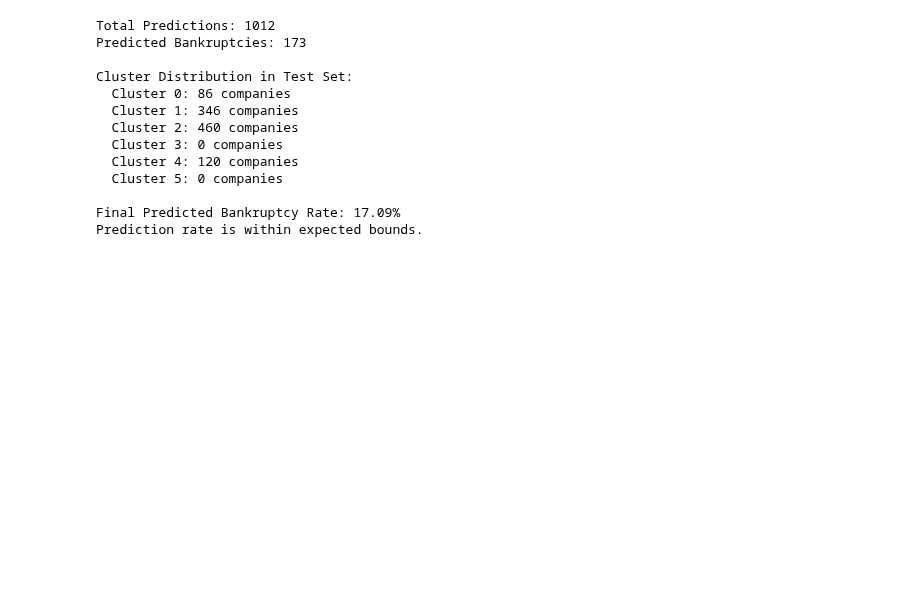
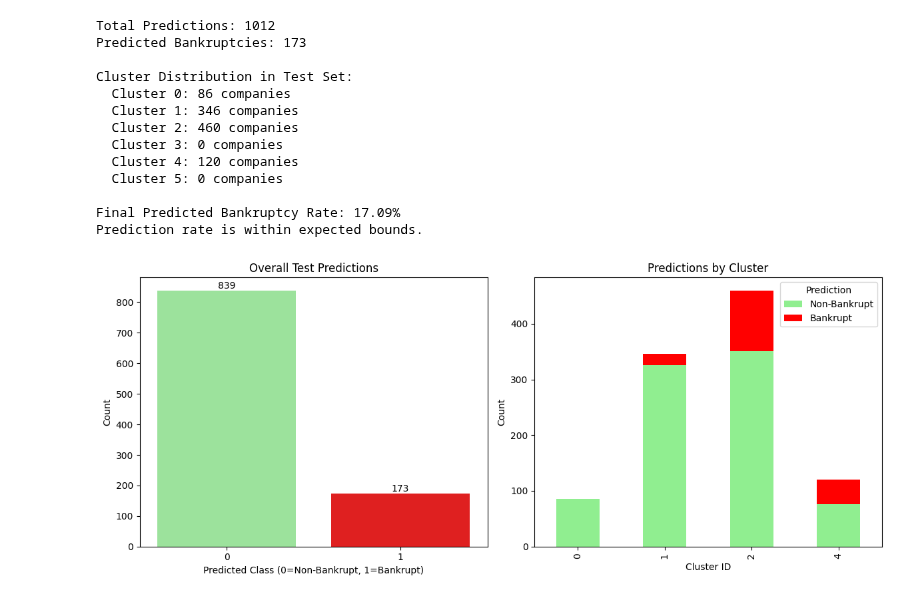
Before and after one commit to PradHolla/CS559-Final-Project, a Jupyter notebook: Group10_Generalization.ipynb, the cells around one changed output. Cells and saved outputs as stored; diff of their text form; code cells hidden in the pictures; blank space fills up the shorter version.

Commit message:
Added plots for generalization

```diff
--- a/Group10_Generalization.ipynb
+++ b/Group10_Generalization.ipynb
@@ -121,3 +121,36 @@ Cluster Distribution in Test Set:
 
 Final Predicted Bankruptcy Rate: 17.09%
 Prediction rate is within expected bounds.
+# %%
+import matplotlib.pyplot as plt
+import seaborn as sns
+
+plt.figure(figsize=(12, 5))
+
+plt.subplot(1, 2, 1)
+ax1 = sns.countplot(x=final_predictions, hue=final_predictions, palette=['lightgreen', 'red'], legend=False)
+plt.title('Overall Test Predictions')
+plt.xlabel('Predicted Class (0=Non-Bankrupt, 1=Bankrupt)')
+plt.ylabel('Count')
+for container in ax1.containers:
+    ax1.bar_label(container)
+
+plot_df = pd.DataFrame({
+    'Cluster': test_clusters,
+    'Prediction': final_predictions
+})
+
+plt.subplot(1, 2, 2)# Filter only for bankrupt predictions to see where they come from
+# Or stack them directly
+ct = pd.crosstab(plot_df['Cluster'], plot_df['Prediction'])
+ct.plot(kind='bar', stacked=True, color=['lightgreen', 'red'], ax=plt.gca())
+plt.title('Predictions by Cluster')
+plt.xlabel('Cluster ID')
+plt.ylabel('Count')
+plt.legend(title='Prediction', labels=['Non-Bankrupt', 'Bankrupt'])
+
+plt.tight_layout()
+plt.savefig("generalization_summary.png")
+plt.show()
+# %% [output]
+[figure, added]
```
